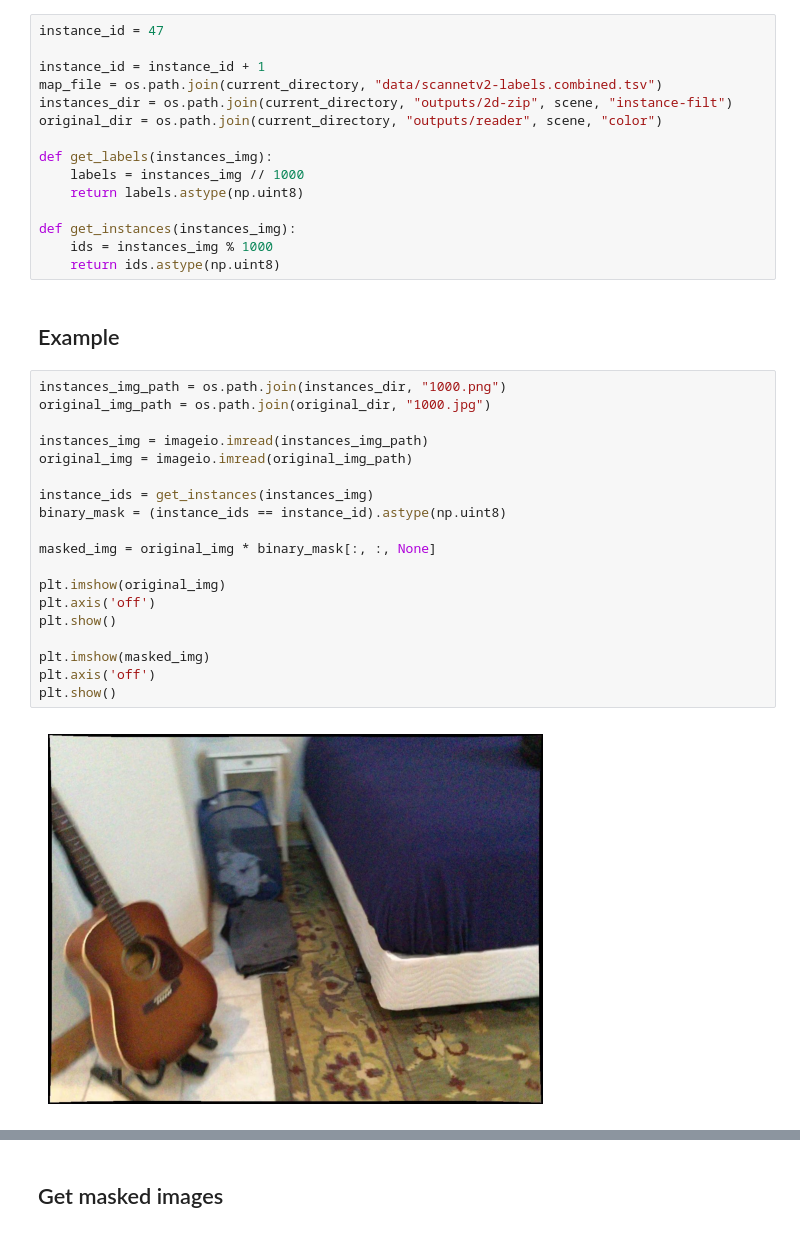
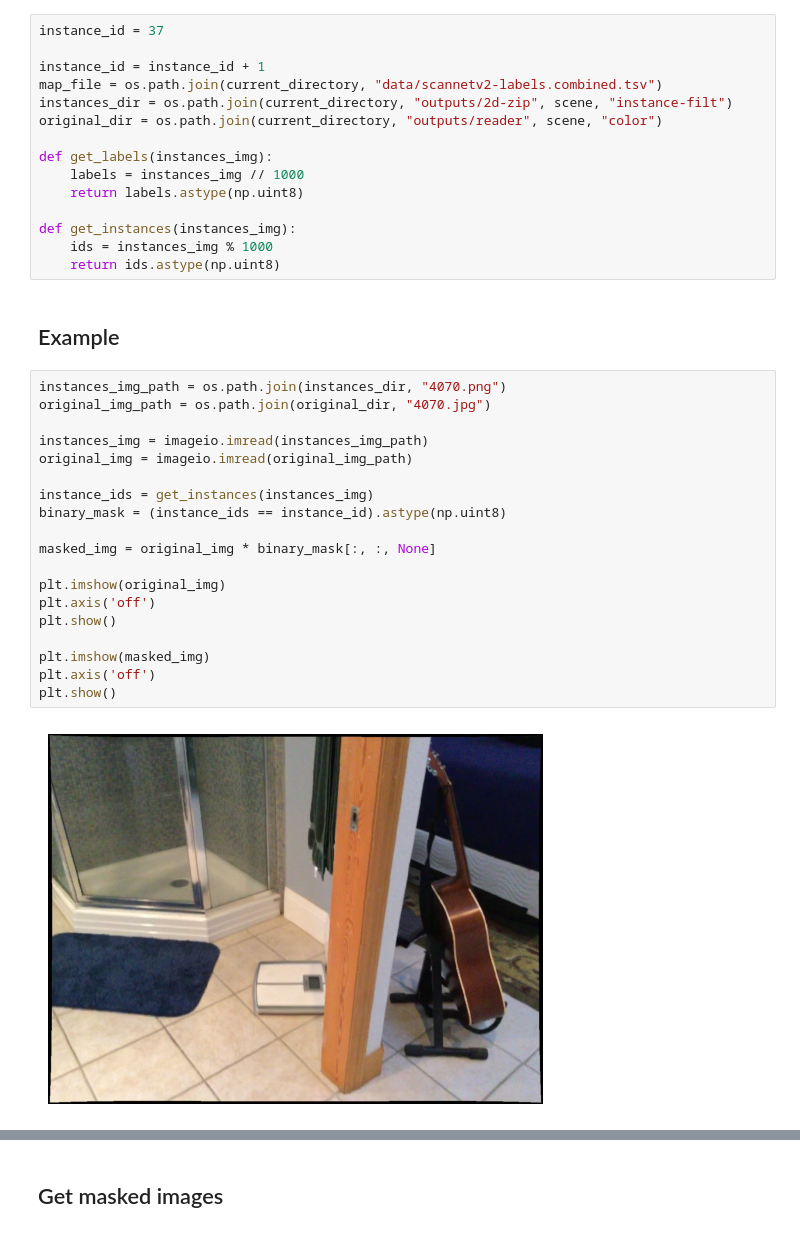
Before and after one commit to LaraNonino/Making-CLIP-features-multiview-consistent, a Jupyter notebook: direct_mask.ipynb, the cells around one changed output, grey strips where cells are left out. Saved outputs shown, nothing was run; the diff lists cells and outputs as text.

```diff
--- a/direct_mask.ipynb
+++ b/direct_mask.ipynb
@@ -101,5 +113,5 @@ Found 1 objects for class guitar: [47]
 # %%
-instance_id = 47
+instance_id = 37
 
 instance_id = instance_id + 1
 map_file = os.path.join(current_directory, "data/scannetv2-labels.combined.tsv")
@@ -116,23 +128,23 @@ def get_instances(instances_img):
 # %% [markdown]
 ## Example
 # %%
-instances_img_path = os.path.join(instances_dir, "1000.png")
-original_img_path = os.path.join(original_dir, "1000.jpg")
+instances_img_path = os.path.join(instances_dir, "4070.png")
+original_img_path = os.path.join(original_dir, "4070.jpg")
 
 instances_img = imageio.imread(instances_img_path)
 original_img = imageio.imread(original_img_path)
 
 instance_ids = get_instances(instances_img)
 binary_mask = (instance_ids == instance_id).astype(np.uint8)
 
 masked_img = original_img * binary_mask[:, :, None]
 
 plt.imshow(original_img)
 plt.axis('off')
 plt.show()
 
 plt.imshow(masked_img)
 plt.axis('off')
 plt.show()
 # %% [output]
-[figure, old version]
+[figure, new version]
```
Also changed, not shown: parts of 4 cells of this notebook, 4 other files.
